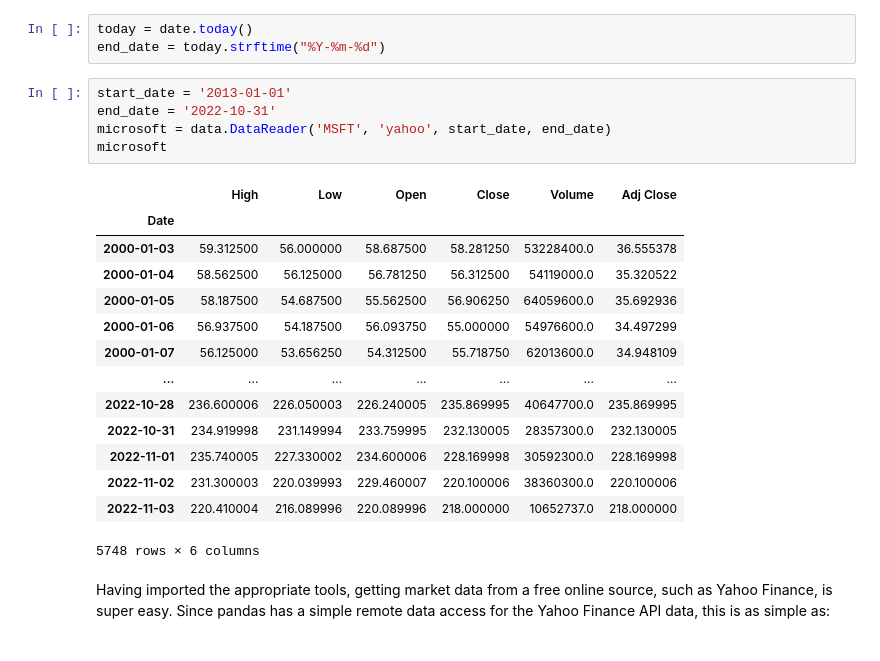
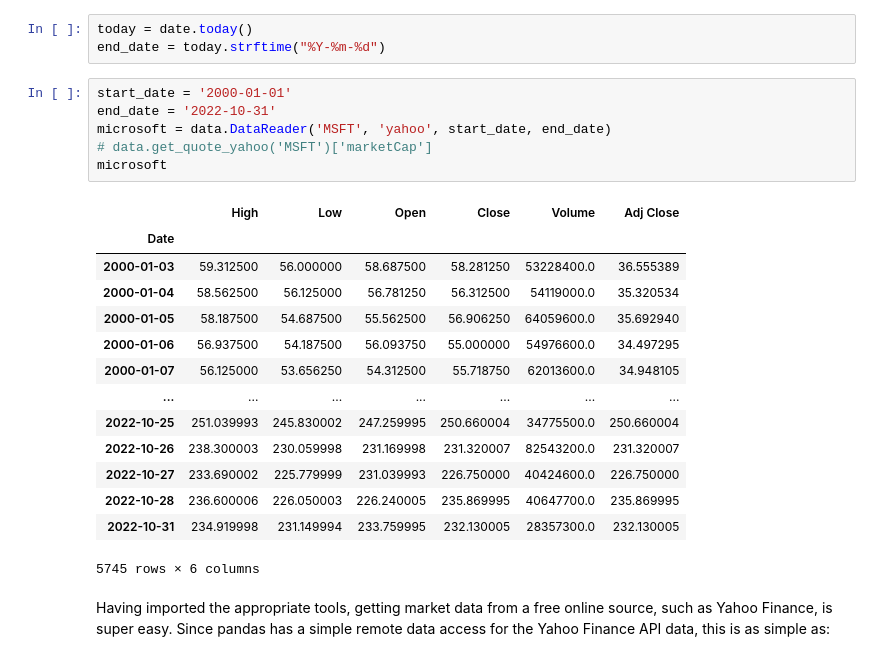
Before and after one commit to Jesus-Almansa/Final_Project_DA, a Jupyter notebook: project.ipynb, the cells around one changed output. Cells and saved outputs as stored; diff of their text form.

```diff
--- a/project.ipynb
+++ b/project.ipynb
@@ -14,25 +14,26 @@ Example of web scrapping on Microsoft
 today = date.today()
 end_date = today.strftime("%Y-%m-%d")
 # %%
-start_date = '2013-01-01'
+start_date = '2000-01-01'
 end_date = '2022-10-31'
 microsoft = data.DataReader('MSFT', 'yahoo', start_date, end_date)
+# data.get_quote_yahoo('MSFT')['marketCap']
 microsoft
 # %% [output]
 |  | High | Low | Open | Close | Volume | Adj Close |
 | Date |  |  |  |  |  |  |
-| 2000-01-03 | 59.312500 | 56.000000 | 58.687500 | 58.281250 | 53228400.0 | 36.555378 |
-| 2000-01-04 | 58.562500 | 56.125000 | 56.781250 | 56.312500 | 54119000.0 | 35.320522 |
-| 2000-01-05 | 58.187500 | 54.687500 | 55.562500 | 56.906250 | 64059600.0 | 35.692936 |
-| 2000-01-06 | 56.937500 | 54.187500 | 56.093750 | 55.000000 | 54976600.0 | 34.497299 |
-| 2000-01-07 | 56.125000 | 53.656250 | 54.312500 | 55.718750 | 62013600.0 | 34.948109 |
+| 2000-01-03 | 59.312500 | 56.000000 | 58.687500 | 58.281250 | 53228400.0 | 36.555389 |
+| 2000-01-04 | 58.562500 | 56.125000 | 56.781250 | 56.312500 | 54119000.0 | 35.320534 |
+| 2000-01-05 | 58.187500 | 54.687500 | 55.562500 | 56.906250 | 64059600.0 | 35.692940 |
+| 2000-01-06 | 56.937500 | 54.187500 | 56.093750 | 55.000000 | 54976600.0 | 34.497295 |
+| 2000-01-07 | 56.125000 | 53.656250 | 54.312500 | 55.718750 | 62013600.0 | 34.948105 |
 | ... | ... | ... | ... | ... | ... | ... |
+| 2022-10-25 | 251.039993 | 245.830002 | 247.259995 | 250.660004 | 34775500.0 | 250.660004 |
+| 2022-10-26 | 238.300003 | 230.059998 | 231.169998 | 231.320007 | 82543200.0 | 231.320007 |
+| 2022-10-27 | 233.690002 | 225.779999 | 231.039993 | 226.750000 | 40424600.0 | 226.750000 |
 | 2022-10-28 | 236.600006 | 226.050003 | 226.240005 | 235.869995 | 40647700.0 | 235.869995 |
 | 2022-10-31 | 234.919998 | 231.149994 | 233.759995 | 232.130005 | 28357300.0 | 232.130005 |
-| 2022-11-01 | 235.740005 | 227.330002 | 234.600006 | 228.169998 | 30592300.0 | 228.169998 |
-| 2022-11-02 | 231.300003 | 220.039993 | 229.460007 | 220.100006 | 38360300.0 | 220.100006 |
-| 2022-11-03 | 220.410004 | 216.089996 | 220.089996 | 218.000000 | 10652737.0 | 218.000000 |
-5748 rows × 6 columns
+5745 rows × 6 columns
 # %% [markdown]
 Having imported the appropriate tools, getting market data from a free online source, such as Yahoo Finance, is super easy. Since pandas has a simple remote data access for the Yahoo Finance API data, this is as simple as:
 # %%
```
Also changed, not shown: parts of 28 cells of this notebook.
